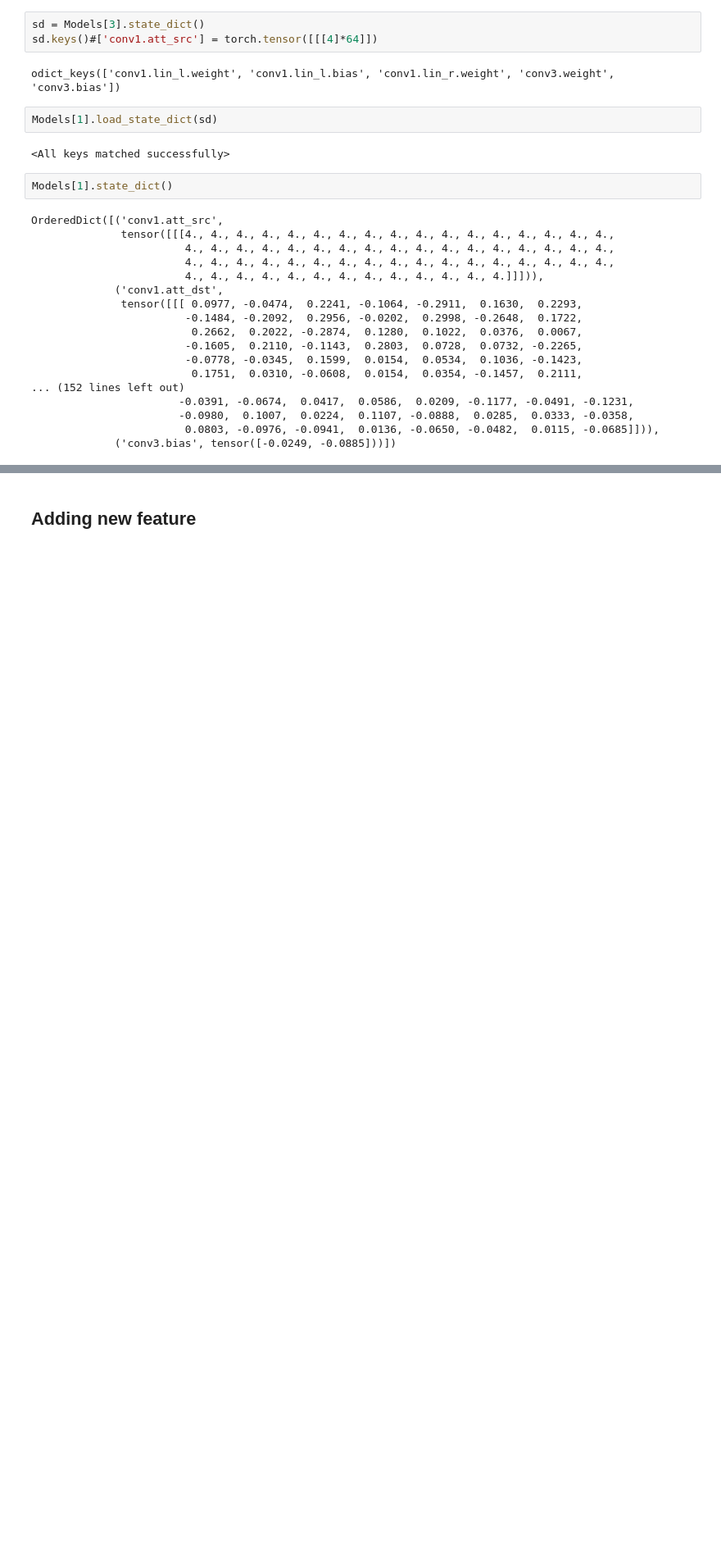
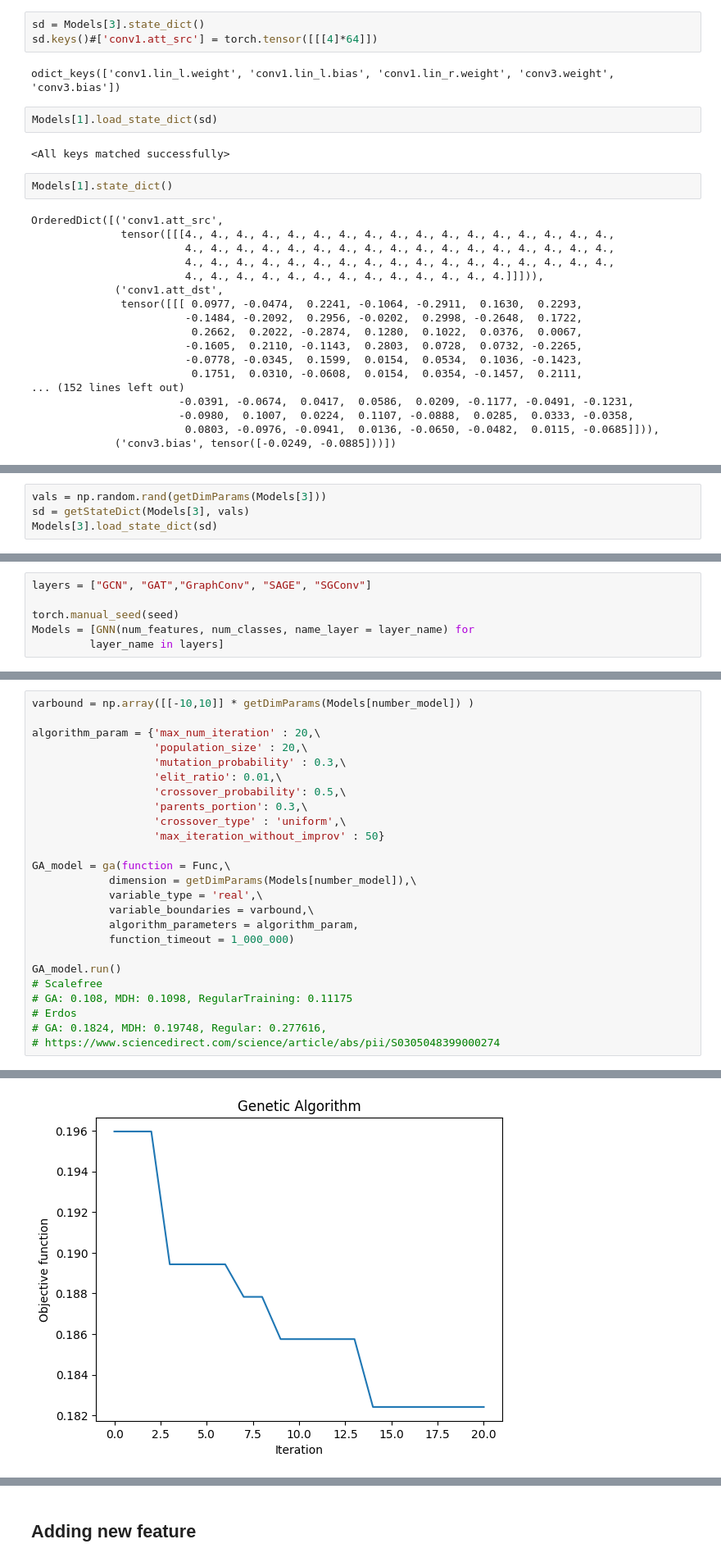
Before and after one commit to Jairo22EnriqueTec/GNN-BRKGA, a Jupyter notebook: AnalisisNodos.ipynb, the cells around one changed output, grey strips where cells are left out. Shown: that part at 82% size. Cells and saved outputs as stored; diff of their text form; blank space fills up the shorter version.

Commit message:
GA training

```diff
--- a/AnalisisNodos.ipynb
+++ b/AnalisisNodos.ipynb
@@ -450,0 +291,4 @@ ModuleNotFoundError: No module named 'utils'
+# %%
+vals = np.random.rand(getDimParams(Models[3]))
+sd = getStateDict(Models[3], vals)
+Models[3].load_state_dict(sd)
@@ -450,0 +297,6 @@ ModuleNotFoundError: No module named 'utils'
+# %%
+layers = ["GCN", "GAT","GraphConv", "SAGE", "SGConv"]
+
+torch.manual_seed(seed)
+Models = [GNN(num_features, num_classes, name_layer = layer_name) for
+         layer_name in layers]
@@ -450,0 +342,26 @@ ModuleNotFoundError: No module named 'utils'
+# %%
+varbound = np.array([[-10,10]] * getDimParams(Models[number_model]) )
+
+algorithm_param = {'max_num_iteration' : 20,\
+                   'population_size' : 20,\
+                   'mutation_probability' : 0.3,\
+                   'elit_ratio': 0.01,\
+                   'crossover_probability': 0.5,\
+                   'parents_portion': 0.3,\
+                   'crossover_type' : 'uniform',\
+                   'max_iteration_without_improv' : 50}
+
+GA_model = ga(function = Func,\
+            dimension = getDimParams(Models[number_model]),\
+            variable_type = 'real',\
+            variable_boundaries = varbound,\
+            algorithm_parameters = algorithm_param,
+            function_timeout = 1_000_000)
+
+GA_model.run()
+# Scalefree
+# GA: 0.108, MDH: 0.1098, RegularTraining: 0.11175
+# Erdos
+# GA: 0.1824, MDH: 0.19748, Regular: 0.277616,
+# https://www.sciencedirect.com/science/article/abs/pii/S0305048399000274
+# %% [output]
@@ -450,0 +374 @@ ModuleNotFoundError: No module named 'utils'
+[figure, added]
```
Also changed, not shown: parts of 25 cells of this notebook, 3 other files.
